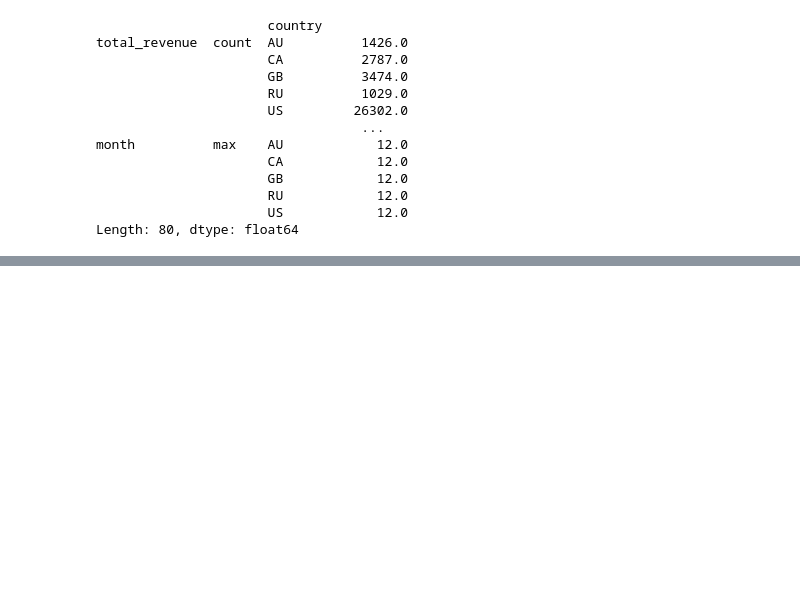
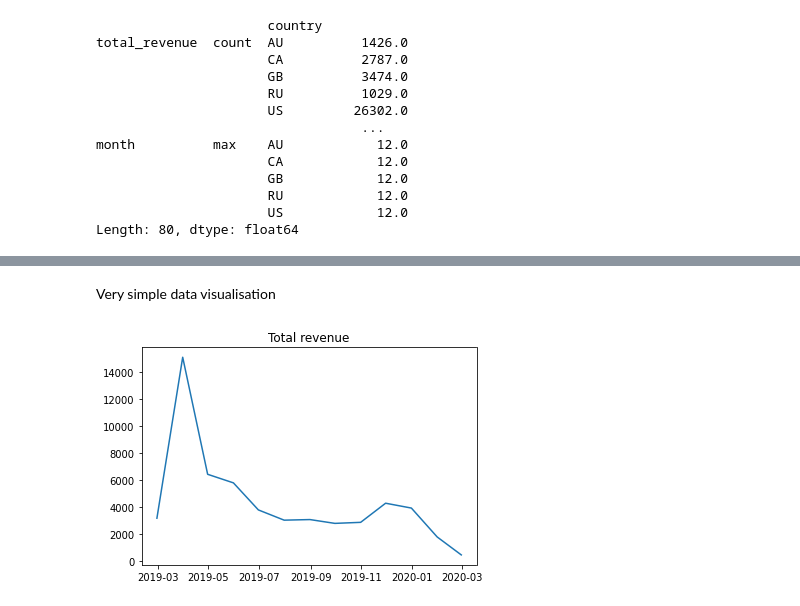
Before and after one commit to OlaKozak/CF, a Jupyter notebook: CF_v1.ipynb, the cells around one changed output, grey strips where cells are left out. Saved outputs shown, nothing was run; the diff lists cells and outputs as text; code cells hidden in the pictures; blank space fills up the shorter version.

```diff
--- a/CF_v1.ipynb
+++ b/CF_v1.ipynb
@@ -178,0 +181,5 @@ Stopping at filesystem boundary (GIT_DISCOVERY_ACROSS_FILESYSTEM not set).
+# %%
+grouped_day = df_task2[['installedon', 'totalrevenue','installcount' ]].groupby(pd.Grouper(freq='D')).max()
+grouped_month = grouped_day[['installedon', 'totalrevenue','installcount' ]].groupby(pd.Grouper(freq='M')).sum()
+grouped_month['rev_by_count'] = grouped_month.totalrevenue / grouped_month.installcount
+grouped_month.head()
@@ -178,0 +194,8 @@ Stopping at filesystem boundary (GIT_DISCOVERY_ACROSS_FILESYSTEM not set).
+# %% [markdown]
+Very simple data visualisation
+# %%
+plt.plot(grouped_month.totalrevenue)
+plt.title('Total revenue')
+plt.show()
+# %% [output]
+[figure, added]
```
Also changed, not shown: parts of 19 cells of this notebook.
